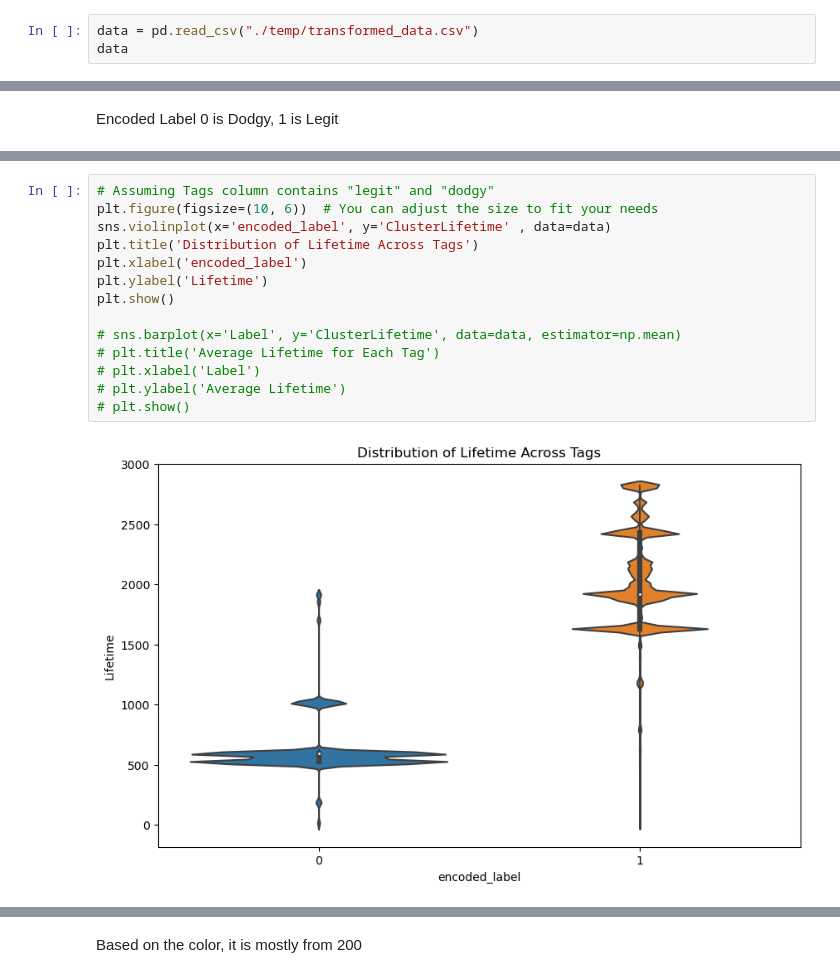
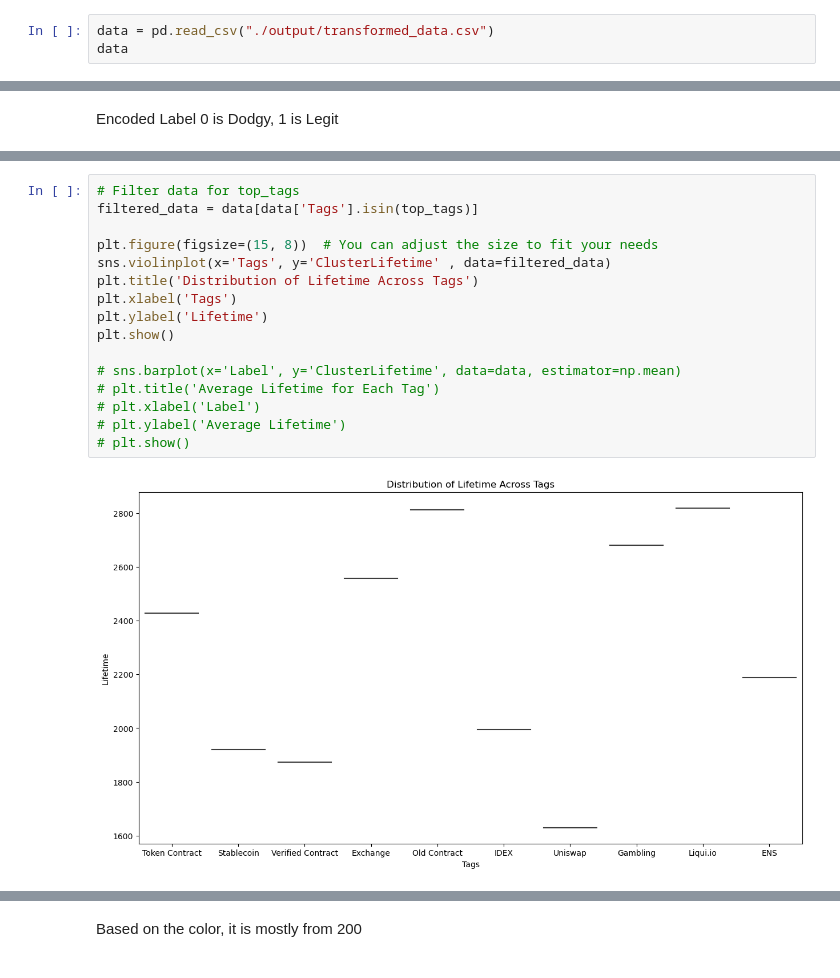
Before and after one commit to viethuy25/TMU_MRP, a Jupyter notebook: Preprocessing, Data Visualization and Class Balancing.ipynb, the cells around one changed output, grey strips where cells are left out. Cells and saved outputs as stored; diff of their text form.

```diff
--- a/Preprocessing, Data Visualization and Class Balancing.ipynb
+++ b/Preprocessing, Data Visualization and Class Balancing.ipynb
@@ -988,7 +935,7 @@ balanced_data.to_csv("./temp/50_50_balanced_data.csv", index=False)
 # %% [markdown]
 # Data Visualization on dataset.
 # %%
-data = pd.read_csv("./temp/transformed_data.csv")
+data = pd.read_csv("./output/transformed_data.csv")
 data
 # %% [output]
 |  | block_timestamp_min | block_timestamp_max | receipt_effective_gas_price_count | eth_balance_last | received_value_sum | ... |
@@ -1083,21 +1034,23 @@ plt.show()
 # %% [output]
 [figure]
 # %%
-# Assuming Tags column contains "legit" and "dodgy"
-plt.figure(figsize=(10, 6))  # You can adjust the size to fit your needs
-sns.violinplot(x='encoded_label', y='ClusterLifetime' , data=data)
+# Filter data for top_tags
+filtered_data = data[data['Tags'].isin(top_tags)]
+
+plt.figure(figsize=(15, 8))  # You can adjust the size to fit your needs
+sns.violinplot(x='Tags', y='ClusterLifetime' , data=filtered_data)
 plt.title('Distribution of Lifetime Across Tags')
-plt.xlabel('encoded_label')
+plt.xlabel('Tags')
 plt.ylabel('Lifetime')
 plt.show()
 
 # sns.barplot(x='Label', y='ClusterLifetime', data=data, estimator=np.mean)
 # plt.title('Average Lifetime for Each Tag')
 # plt.xlabel('Label')
 # plt.ylabel('Average Lifetime')
 # plt.show()
 # %% [output]
-[figure, old version]
+[figure, new version]
 # %%
 from matplotlib.ticker import FuncFormatter
 from mpl_toolkits.mplot3d import Axes3D
```
Also changed, not shown: parts of 56 cells of this notebook, 7 other files.
